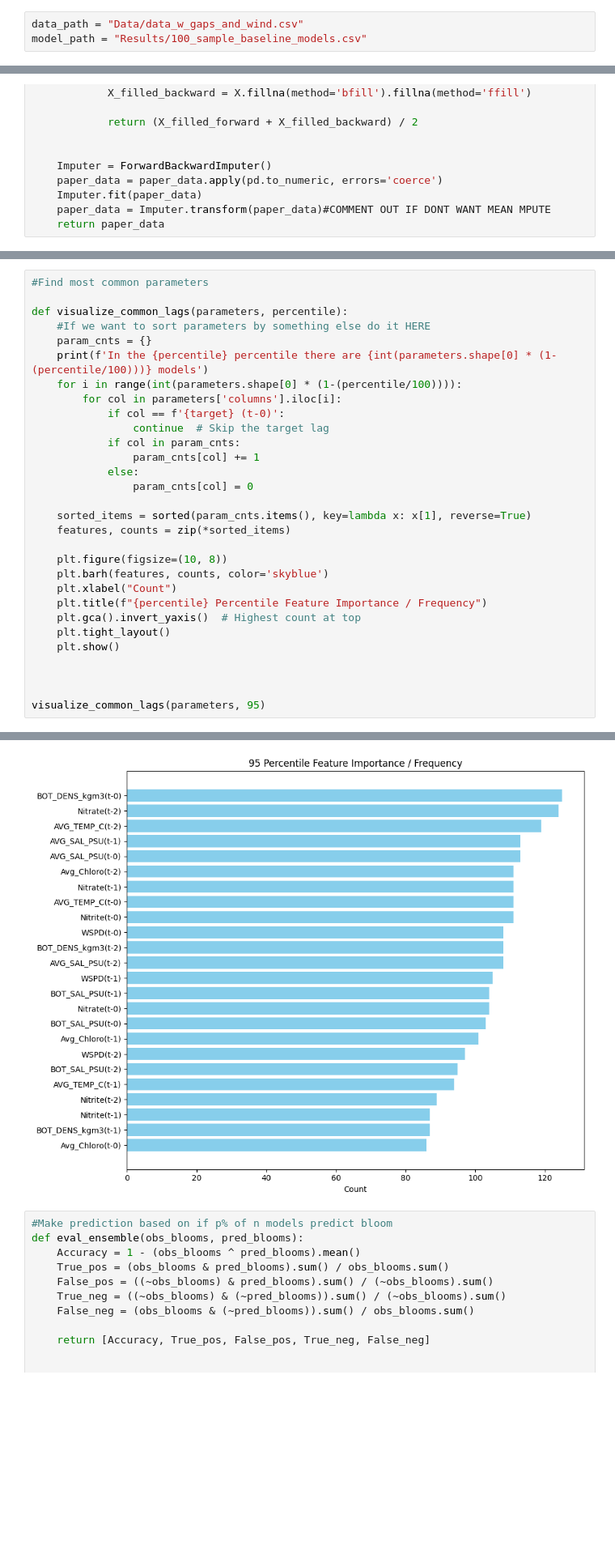
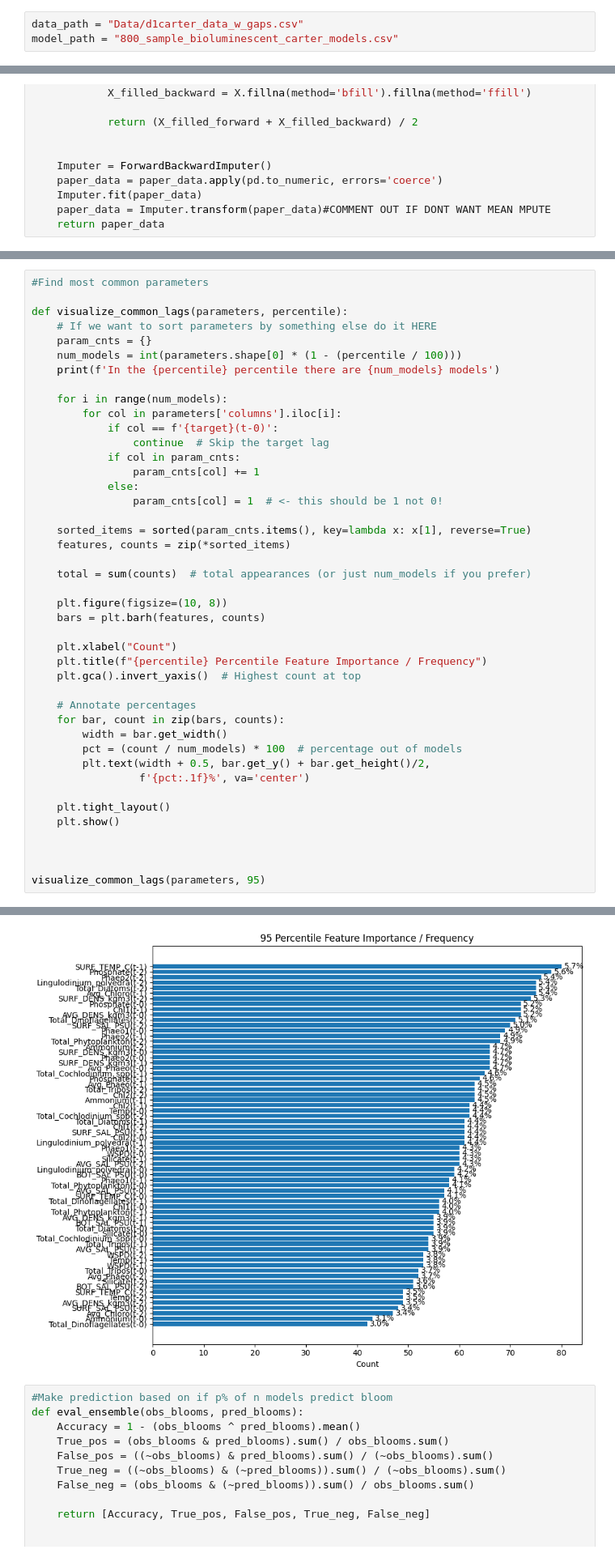
Before and after one commit to aparaselli/HAB-Prediction-Research, a Jupyter notebook: Code/model_analysis.ipynb, the cells around one changed output, grey strips where cells are left out. Shown at 81% size. Drawn from its saved outputs; the diff is of its cells as text; blank space fills up the shorter version.

```diff
--- a/Code/model_analysis.ipynb
+++ b/Code/model_analysis.ipynb
@@ -37,8 +37,8 @@ warnings.filterwarnings("ignore",
     message="A worker stopped while some jobs were given to the executor.",
     module="joblib.externals.loky.process_executor")
 # %%
-data_path = "Data/data_w_gaps_and_wind.csv"
-model_path = "Results/100_sample_baseline_models.csv"
+data_path = "Data/d1carter_data_w_gaps.csv"
+model_path = "800_sample_bioluminescent_carter_models.csv"
 # %%
 def str_to_list(s):
     s = s.replace('nan', 'null')  # Replace 'nan' with 'null' for JSON compatibility
@@ -105,26 +105,39 @@ parameters
 #Find most common parameters
 
 def visualize_common_lags(parameters, percentile):
-    #If we want to sort parameters by something else do it HERE
+    # If we want to sort parameters by something else do it HERE
     param_cnts = {}
-    print(f'In the {percentile} percentile there are {int(parameters.shape[0] * (1-(percentile/100)))} models')
-    for i in range(int(parameters.shape[0] * (1-(percentile/100)))):
+    num_models = int(parameters.shape[0] * (1 - (percentile / 100)))
+    print(f'In the {percentile} percentile there are {num_models} models')
+
+    for i in range(num_models):
         for col in parameters['columns'].iloc[i]:
-            if col == f'{target} (t-0)':
+            if col == f'{target}(t-0)':
                 continue  # Skip the target lag
             if col in param_cnts:
                 param_cnts[col] += 1
             else:
-                param_cnts[col] = 0
+                param_cnts[col] = 1  # <- this should be 1 not 0!
 
     sorted_items = sorted(param_cnts.items(), key=lambda x: x[1], reverse=True)
     features, counts = zip(*sorted_items)
 
+    total = sum(counts)  # total appearances (or just num_models if you prefer)
+
     plt.figure(figsize=(10, 8))
-    plt.barh(features, counts, color='skyblue')
+    bars = plt.barh(features, counts)
+
     plt.xlabel("Count")
     plt.title(f"{percentile} Percentile Feature Importance / Frequency")
     plt.gca().invert_yaxis()  # Highest count at top
+
+    # Annotate percentages
+    for bar, count in zip(bars, counts):
+        width = bar.get_width()
+        pct = (count / num_models) * 100  # percentage out of models
+        plt.text(width + 0.5, bar.get_y() + bar.get_height()/2,
+                 f'{pct:.1f}%', va='center')
+
     plt.tight_layout()
     plt.show()
 
@@ -136,4 +149,4 @@ In the 95 percentile there are 846 models
-[figure, old version]
+[figure, new version]
 # %%
 #Make prediction based on if p% of n models predict bloom
 def eval_ensemble(obs_blooms, pred_blooms):
```
Also changed, not shown: parts of 3 cells of this notebook, 3 other files.
